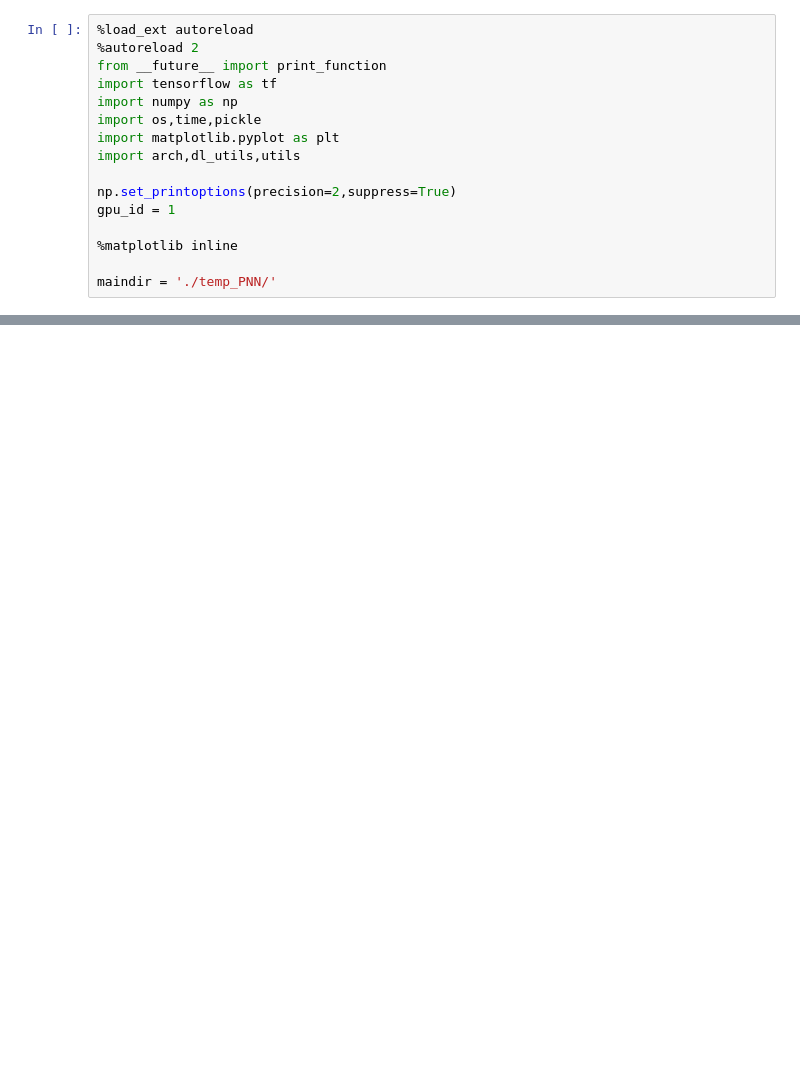
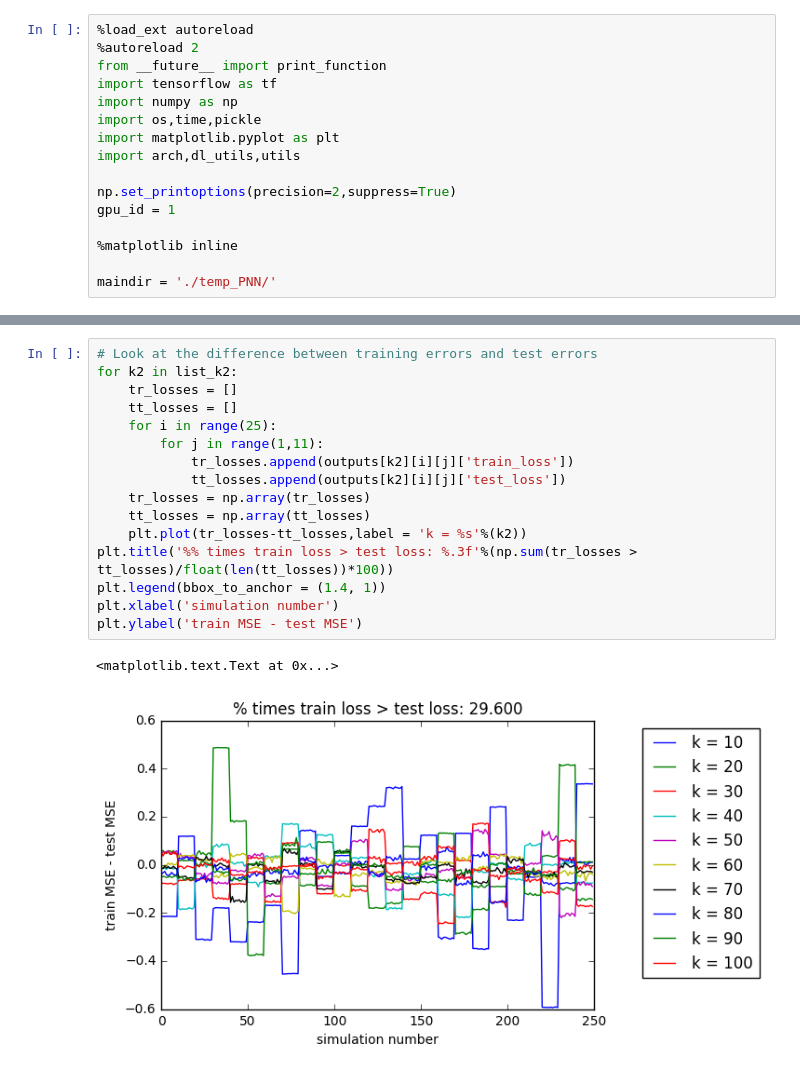
Before and after one commit to jessemzhang/porcupine_neural_networks, a Jupyter notebook: PNN_experiments.ipynb, the cells around one changed output, grey strips where cells are left out. Saved outputs shown, nothing was run; the diff lists cells and outputs as text; blank space fills up the shorter version.

```diff
--- a/PNN_experiments.ipynb
+++ b/PNN_experiments.ipynb
@@ -184,2 +191,21 @@ k2 = 100, 25/25 sims done, 10/10 passes, 0 fails (236.47 s elapsed)
+# %%
+# Look at the difference between training errors and test errors
+for k2 in list_k2:
+    tr_losses = []
+    tt_losses = []
+    for i in range(25):
+        for j in range(1,11):
+            tr_losses.append(outputs[k2][i][j]['train_loss'])
+            tt_losses.append(outputs[k2][i][j]['test_loss'])
+    tr_losses = np.array(tr_losses)
+    tt_losses = np.array(tt_losses)
+    plt.plot(tr_losses-tt_losses,label = 'k = %s'%(k2))
+plt.title('%% times train loss > test loss: %.3f'%(np.sum(tr_losses > tt_losses)/float(len(tt_losses))*100))
+plt.legend(bbox_to_anchor = (1.4, 1))
+plt.xlabel('simulation number')
+plt.ylabel('train MSE - test MSE')
+# %% [output]
+<matplotlib.text.Text at 0x...>
+[figure, added]
 # %%
 # Take minimum of losses over 10 scaling factor redraws
```
Also changed, not shown: parts of 13 cells of this notebook.
